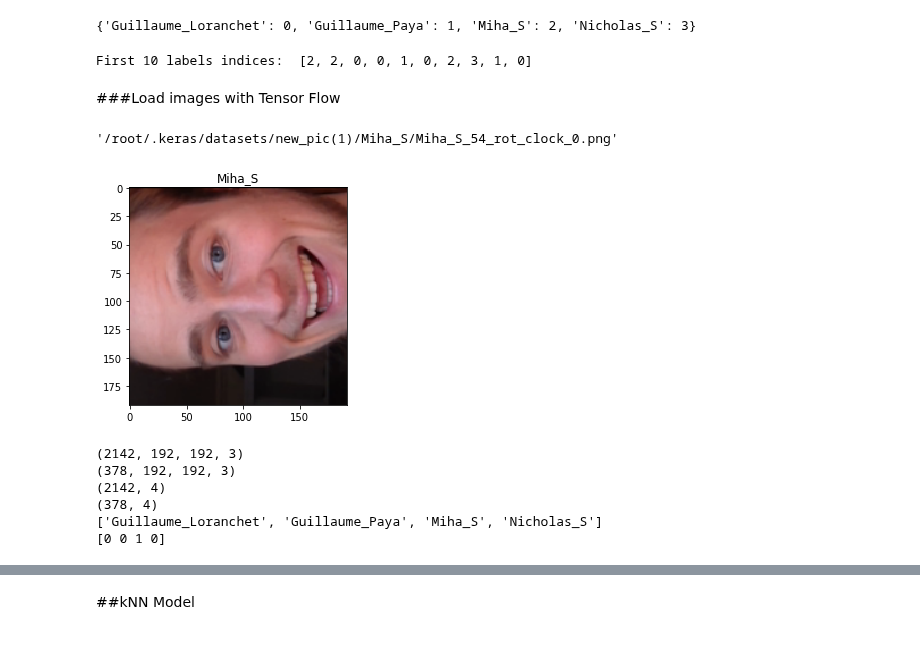
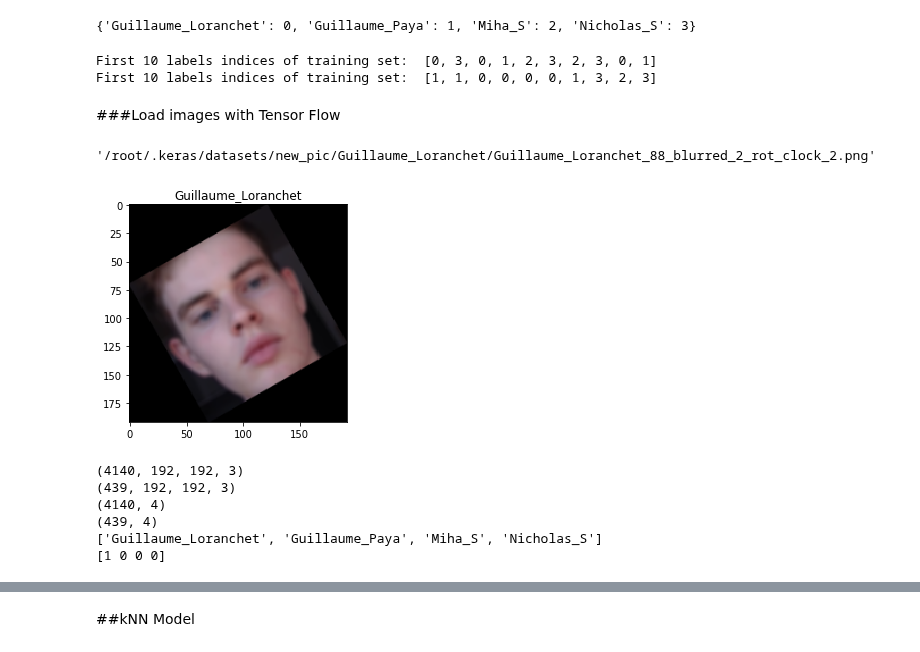
Before and after one commit to Guilli12pm/ML_proj, a Jupyter notebook: kNN.ipynb, the cells around one changed output, grey strips where cells are left out. Saved outputs shown, nothing was run; the diff lists cells and outputs as text; code cells hidden in the pictures.

```diff
--- a/kNN.ipynb
+++ b/kNN.ipynb
@@ -59,7 +59,7 @@ for item in data_root_2.iterdir():
 /root/.keras/datasets/new_pic(2)/.DS_Store
 /root/.keras/datasets/new_pic(2)/Nicholas_S
 # %%
-data_root_orig_test = tf.keras.utils.get_file('result',
+data_root_orig_test = tf.keras.utils.get_file('next_ite',
                                          'https://github.com/Guilli12pm/ML_proj/raw/master/result.tar.gz',
                                          untar=True)
 data_root_test = pathlib.Path(data_root_orig_test)
@@ -72,10 +78,15 @@ all_image_paths_0 = list(data_root.glob('*/*'))
 all_image_paths_1 = list(data_root_1.glob('*/*'))
 all_image_paths_2 = list(data_root_2.glob('*/*'))
 
-all_image_paths = all_image_paths_2 + all_image_paths_1 + all_image_paths_0
+all_image_paths_train = all_image_paths_2 + all_image_paths_1 + all_image_paths_0
 
-all_image_paths = [str(path) for path in all_image_paths]
-random.shuffle(all_image_paths)
+all_image_paths_train = [str(path) for path in all_image_paths_train]
+random.shuffle(all_image_paths_train)
 
-image_count = len(all_image_paths)
+all_image_paths_test = list(data_root_test.glob('*/*'))
+
+all_image_paths_test = [str(path) for path in all_image_paths_test]
+random.shuffle(all_image_paths_test)
+
+image_count_train = len(all_image_paths_train)
 # %%
@@ -118,17 +155,23 @@ label_to_index
 # %%
-all_image_labels = [label_to_index[pathlib.Path(path).parent.name]
-                    for path in all_image_paths]
+all_image_labels_train = [label_to_index[pathlib.Path(path).parent.name]
+                    for path in all_image_paths_train]
 
-print("First 10 labels indices: ", all_image_labels[:10])
+print("First 10 labels indices of training set: ", all_image_labels_train[:10])
+
+all_image_labels_test = [label_to_index[pathlib.Path(path).parent.name]
+                    for path in all_image_paths_test]
+
+print("First 10 labels indices of training set: ", all_image_labels_test[:10])
 # %% [output]
-First 10 labels indices:  [2, 2, 0, 0, 1, 0, 2, 3, 1, 0]
+First 10 labels indices of training set:  [0, 3, 0, 1, 2, 3, 2, 3, 0, 1]
+First 10 labels indices of training set:  [1, 1, 0, 0, 0, 0, 1, 3, 2, 3]
 # %% [markdown]
 ###Load images with Tensor Flow
 # %%
-img_path = all_image_paths[0]
+img_path = all_image_paths_train[0]
 img_path
 # %% [output]
-'/root/.keras/datasets/new_pic(1)/Miha_S/Miha_S_54_rot_clock_0.png'
+'/root/.keras/datasets/new_pic/Guillaume_Loranchet/Guillaume_Loranchet_88_blurred_2_rot_clock_2.png'
 # %%
 def preprocess_image(image):
   image = tf.image.decode_jpeg(image, channels=3)
@@ -140,29 +183,33 @@ def load_and_preprocess_image(path):
   image = tf.read_file(path)
   return preprocess_image(image)
 # %%
-image_path = all_image_paths[0]
-label = all_image_labels[0]
+image_path = all_image_paths_train[0]
+label = all_image_labels_train[0]
 
 plt.imshow(load_and_preprocess_image(image_path)/255)
 plt.grid(False)
 #plt.xlabel(caption_image(img_path).encode('utf-8'))
 plt.title(label_names[label].title())
 print()
 # %% [output]
-[figure, old version]
+[figure, new version]
 # %%
-n = len(all_image_paths)
+n_train = len(all_image_paths_train)
 
-x_train_aux = [load_and_preprocess_image(all_image_paths[i]) for i in range(len(all_image_paths))]
-x_train_aux_2 = np.array([np.array(x_train_aux[i]) for i in range(n)])
-x_train = x_train_aux_2[:int(0.85*n)] / 255   #normalize between 0 and 1
-x_test = x_train_aux_2[int(0.85*n):] / 255
+x_train_aux = [load_and_preprocess_image(all_image_paths_train[i]) for i in range(n_train)]
+x_train_aux_2 = np.array([np.array(x_train_aux[i]) for i in range(n_train)])
+x_train = x_train_aux_2 / 255   #normalize between 0 and 1
+
+n_test = len(all_image_paths_test)
+
+x_test_aux = [load_and_preprocess_image(all_image_paths_test[i]) for i in range(n_test)]
+x_test_aux_2 = np.array([np.array(x_test_aux[i]) for i in range(n_test)])
+x_test = x_test_aux_2 / 255   #normalize between 0 and 1
 print(x_train.shape)
 print(x_test.shape)
 
-y_train_aux = np.array([[0]*i + [1] + [0]*(len(label_names)-1-i) for i in all_image_labels])
-y_train = y_train_aux[:int(0.85*n)]
-y_test = y_train_aux[int(0.85*n):]
+y_train = np.array([[0]*i + [1] + [0]*(len(label_names)-1-i) for i in all_image_labels_train])
+y_test = np.array([[0]*i + [1] + [0]*(len(label_names)-1-i) for i in all_image_labels_test])
 print(y_train.shape)
 print(y_test.shape)
 
@@ -171,12 +218,12 @@ print(labels)
 
 print(y_train[0])
 # %% [output]
-(2142, 192, 192, 3)
-(378, 192, 192, 3)
-(2142, 4)
-(378, 4)
+(4140, 192, 192, 3)
+(439, 192, 192, 3)
+(4140, 4)
+(439, 4)
 ['Guillaume_Loranchet', 'Guillaume_Paya', 'Miha_S', 'Nicholas_S']
-[0 0 1 0]
+[1 0 0 0]
 # %%
 def show_first_n_images_in_categories(n, images, categories, labels, file_name=None):
     """Plots the first n images in each category from the image data."""
```
Also changed, not shown: parts of 13 cells of this notebook.
